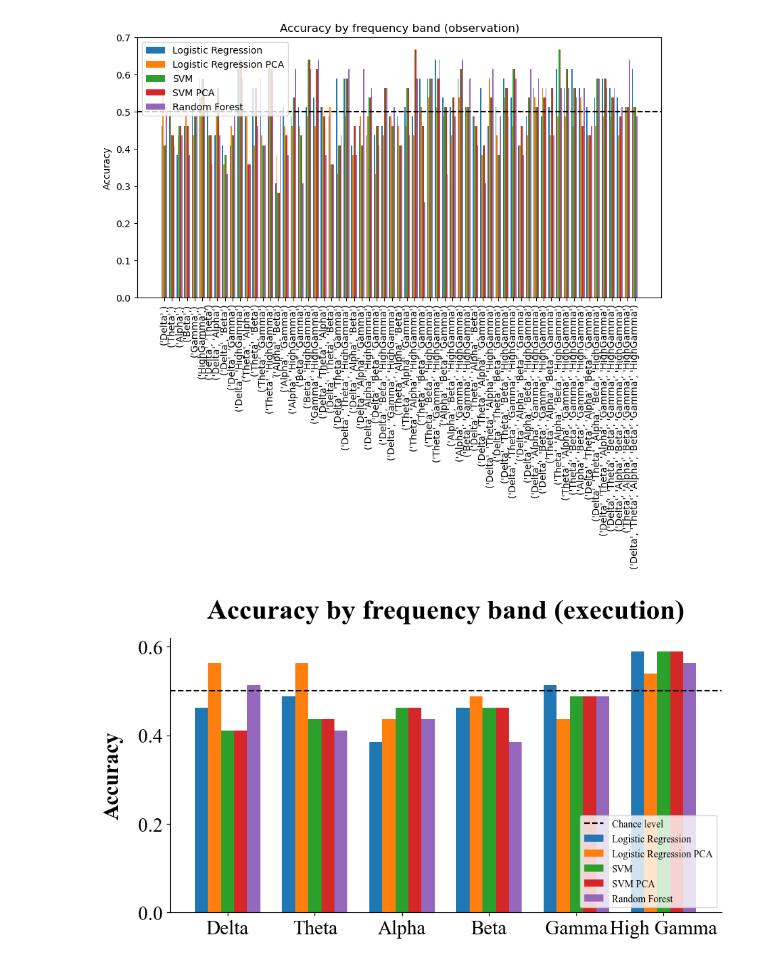
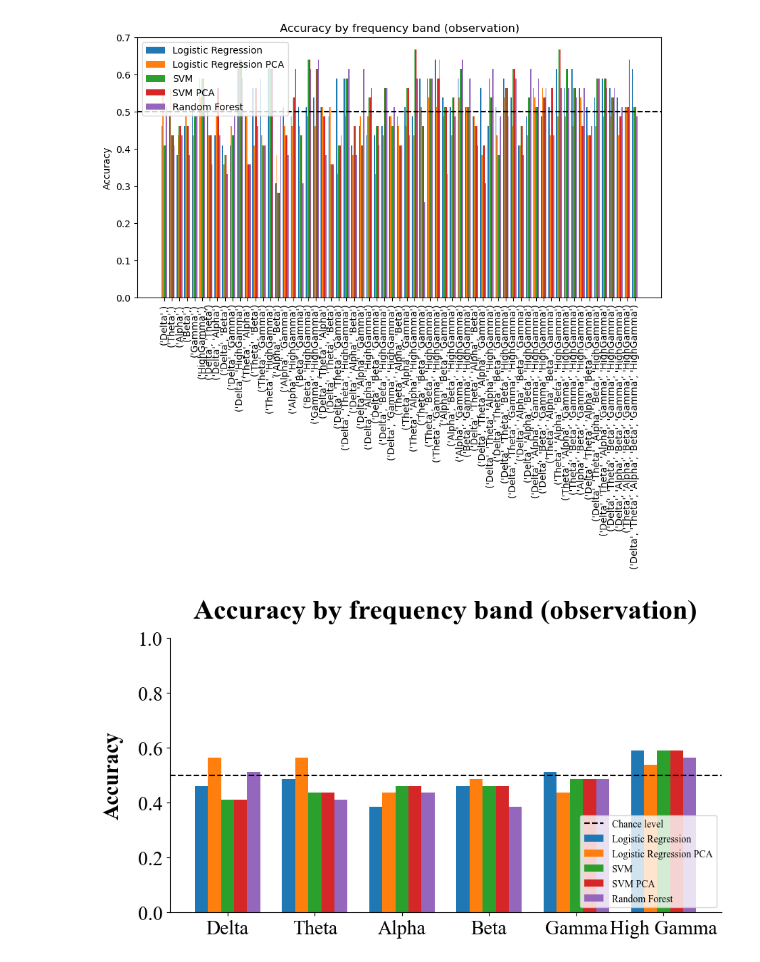
Before and after one commit to CS-433/ml-project-2-ml4science_tne, a Jupyter notebook: Code/MR_freqs_obs.ipynb, the cells around one changed output. Drawn from its saved outputs; the diff is of its cells as text; code cells hidden in the pictures.

Commit message:
features by frequency bands

```diff
--- a/Code/MR_freqs_obs.ipynb
+++ b/Code/MR_freqs_obs.ipynb
@@ -125,32 +125,34 @@ plt.show()
 # General
 plt.rcParams["font.family"] = "Times New Roman"
 SMALL_SIZE = 20
 MEDIUM_SIZE = 22
 BIGGER_SIZE = 28
 
 plt.rc('font', size=SMALL_SIZE)          # controls default text sizes
 plt.rc('axes', titlesize=BIGGER_SIZE, titleweight = 'bold', titlepad = 20)    # fontsize of the axes title
 plt.rc('axes', labelsize=MEDIUM_SIZE, labelweight = 'bold', labelpad = 15)   # fontsize of the x and y labels
 plt.rc('xtick', labelsize=SMALL_SIZE, direction = 'out')    # fontsize of the tick labels
 plt.rc('ytick', labelsize=SMALL_SIZE, direction = 'out')    # fontsize of the tick labels
 plt.rc('legend', fontsize=SMALL_SIZE)    # legend fontsize
 plt.rc('figure', titlesize=BIGGER_SIZE)  # fontsize of the figure title
 plt.rc('axes.spines', top=False, right=False)  # Removing the top and right spines
 
 width = 0.15
 ind = np.arange(len(freq_powerset))
 
 plt.figure(figsize=(10,5))
 plt.bar(ind[:6], logreg_accuracies[:6], width, label='Logistic Regression')
 plt.bar(ind[:6] + width, logreg_pca_accuracies[:6], width, label='Logistic Regression PCA')
 plt.bar(ind[:6] + 2*width, svm_accuracies[:6], width, label='SVM')
 plt.bar(ind[:6] + 3*width, svm_accuracies[:6], width, label='SVM PCA')
 plt.bar(ind[:6] + 4*width, rf_accuracies[:6], width, label='Random Forest')
 plt.xticks(ind[:6] + 2*width, ['Delta', 'Theta', 'Alpha', 'Beta', 'Gamma', 'High Gamma'])
 plt.axhline(0.5, linestyle='--', color='k', label='Chance level')
 plt.legend(loc='lower right', fontsize=10)
 plt.ylabel('Accuracy')
-plt.title('Accuracy by frequency band (execution)')
+plt.ylim(0,1)
+plt.title('Accuracy by frequency band (observation)')
+plt.savefig(f'figures/{part_name}_accuracies_obs_freq_bands.png', bbox_inches='tight')
 plt.show()
 # %% [output]
-[figure, old version]
+[figure, new version]
```
Also changed, not shown: 13 other files.
